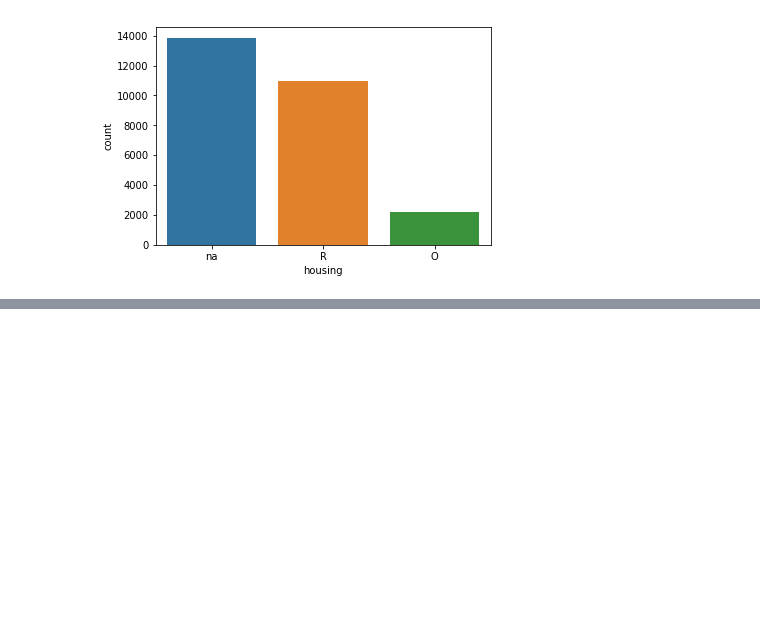
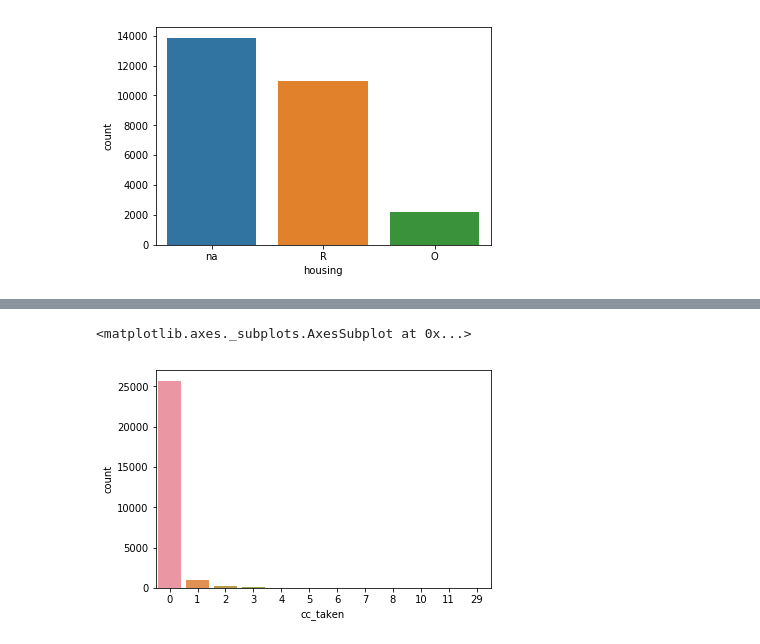
Before and after one commit to innovator-arjun/Minimizing-Churn-Rate--Financial-Habits, a Jupyter notebook: Minimizing Churn Rate.ipynb, the cells around one changed output, grey strips where cells are left out. Saved outputs shown, nothing was run; the diff lists cells and outputs as text; code cells hidden in the pictures; blank space fills up the shorter version.

```diff
--- a/Minimizing Churn Rate.ipynb
+++ b/Minimizing Churn Rate.ipynb
@@ -94,0 +100,5 @@ sns.countplot(x='housing', data=data_machine_churn)
+# %%
+sns.countplot(x='cc_taken', data=data_machine_churn)
+# %% [output]
+<matplotlib.axes._subplots.AxesSubplot at 0x...>
+[figure, added]
```
Also changed, not shown: parts of 2 cells of this notebook.
